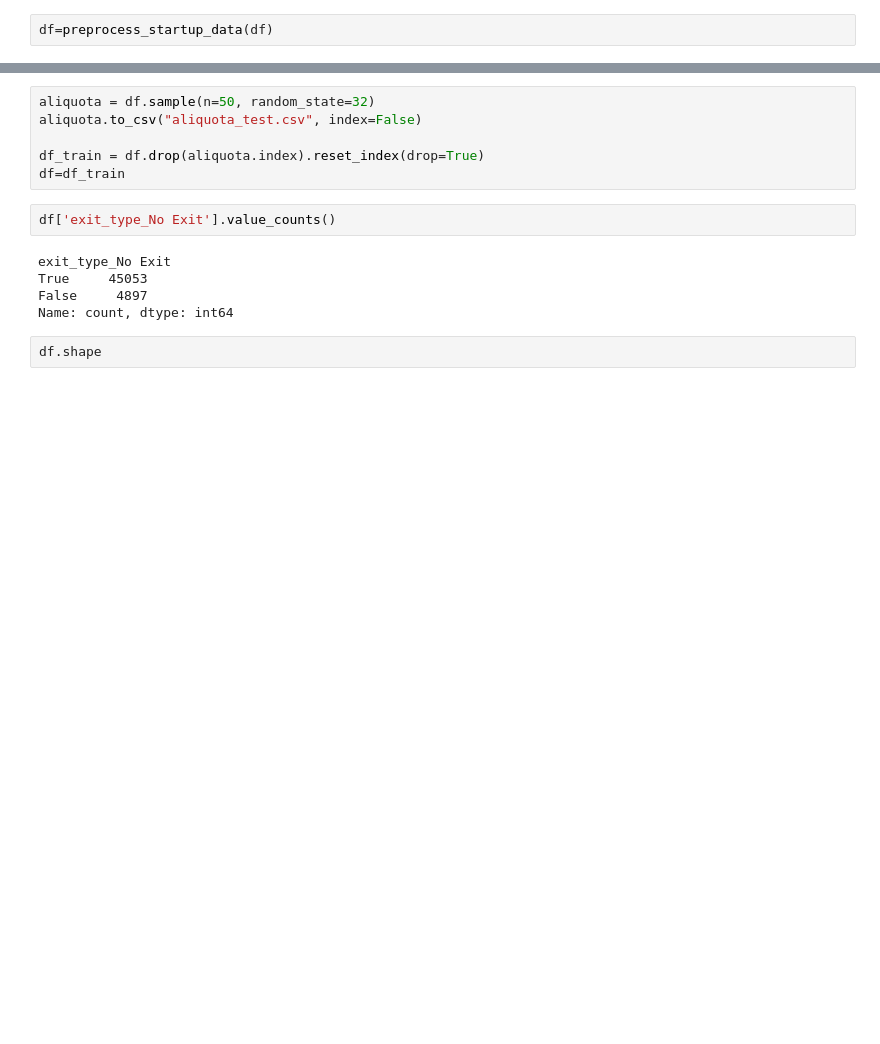
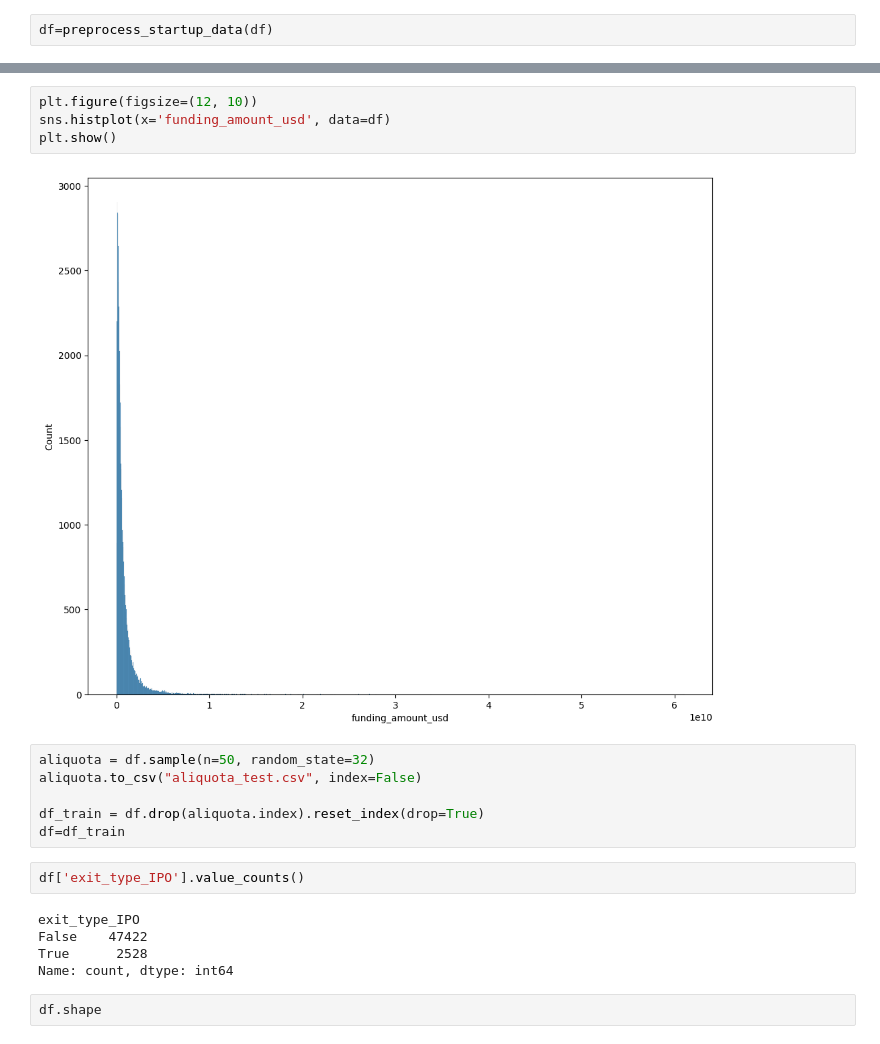
Before and after one commit to AlejoAlegreBustos/CSE-310, a Jupyter notebook: personal-project/module-1-ML-PREAPPROVEDAPP/XGB-INVESTMENTAPP.ipynb, the cells around one changed output, grey strips where cells are left out. Cells and saved outputs as stored; diff of their text form; blank space fills up the shorter version.

```diff
--- a/personal-project/module-1-ML-PREAPPROVEDAPP/XGB-INVESTMENTAPP.ipynb
+++ b/personal-project/module-1-ML-PREAPPROVEDAPP/XGB-INVESTMENTAPP.ipynb
@@ -178,3 +192,9 @@ df=preprocess_startup_data(df)
+# %%
+plt.figure(figsize=(12, 10))
+sns.histplot(x='funding_amount_usd', data=df)
+plt.show()
+# %% [output]
+[figure, added]
 # %%
 aliquota = df.sample(n=50, random_state=32)
 aliquota.to_csv("aliquota_test.csv", index=False)
@@ -182,11 +202,11 @@ aliquota.to_csv("aliquota_test.csv", index=False)
 df_train = df.drop(aliquota.index).reset_index(drop=True)
 df=df_train
 # %%
-df['exit_type_No Exit'].value_counts()
+df['exit_type_IPO'].value_counts()
 # %% [output]
-exit_type_No Exit
-True     45053
-False     4897
+exit_type_IPO
+False    47422
+True      2528
 Name: count, dtype: int64
 # %%
 df.shape
```
Also changed, not shown: parts of 8 cells of this notebook, 16 other files.
